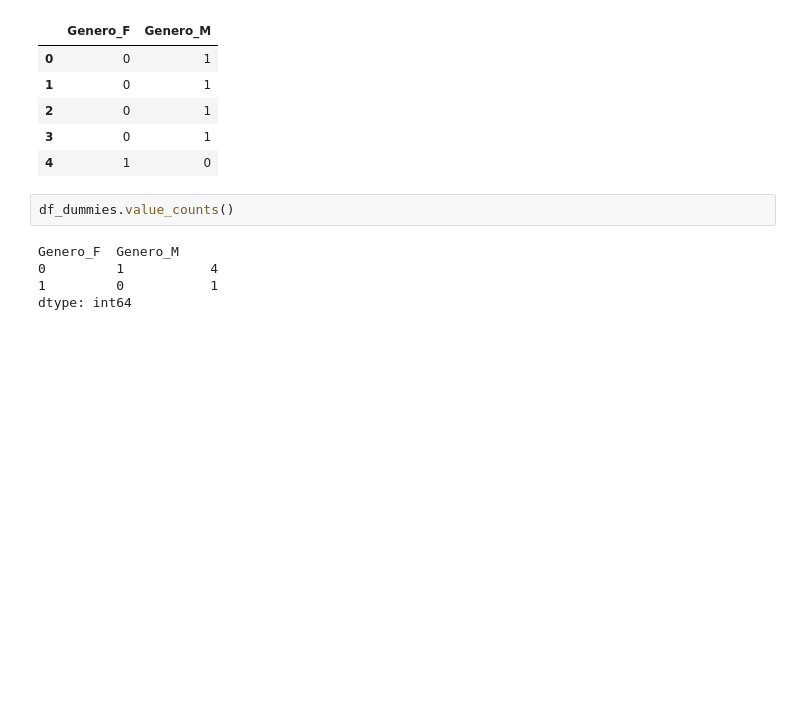
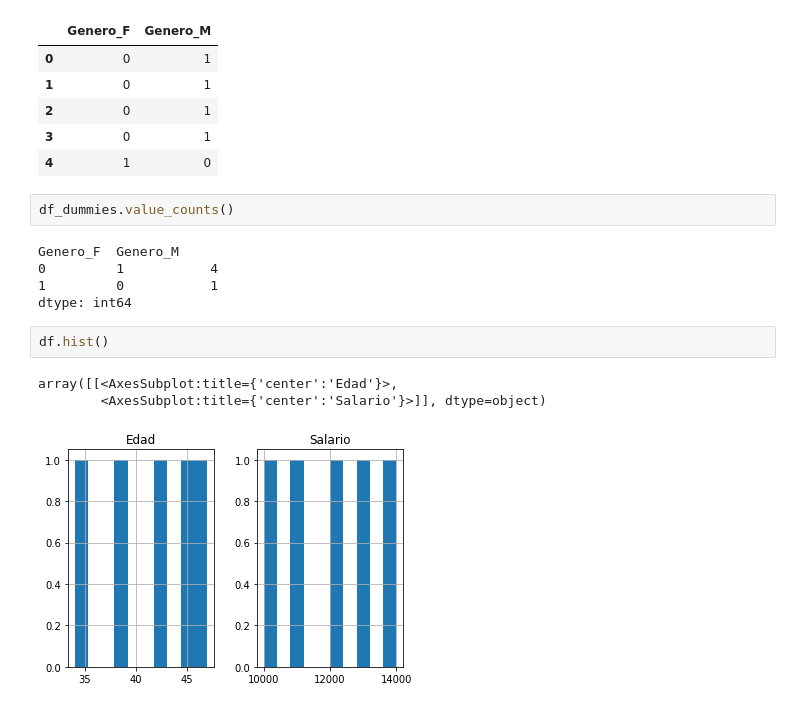
Before and after one commit to Brunoware/Actividades_Python_Fundamentals, a Jupyter notebook: Clases/9. Pandas.ipynb, the cells around one changed output. Cells and saved outputs as stored; diff of their text form; blank space fills up the shorter version.

Commit message:
Se añade la actividad 16 y una carpeta de imagenes en la carpeta clases

```diff
--- a/Clases/9. Pandas.ipynb
+++ b/Clases/9. Pandas.ipynb
@@ -165,3 +165,9 @@ Genero_F  Genero_M
 0         1           4
 1         0           1
 dtype: int64
+# %%
+df.hist()
+# %% [output]
+array([[<AxesSubplot:title={'center':'Edad'}>,
+        <AxesSubplot:title={'center':'Salario'}>]], dtype=object)
+[figure, added]
```
Also changed, not shown: parts of 19 cells of this notebook, 3 other files.
